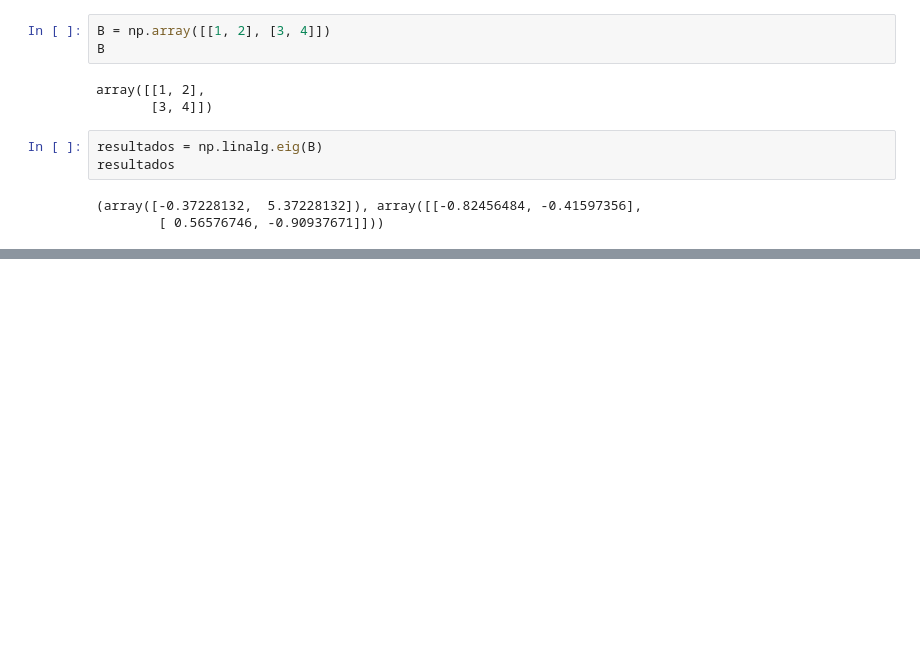
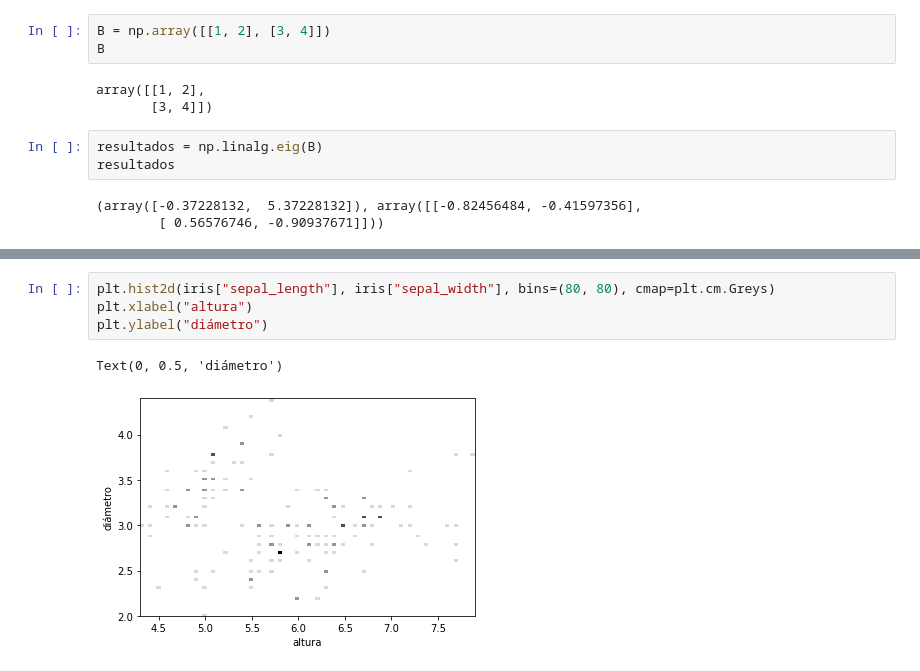
Before and after one commit to darghan/R_models_and_statistics, a Jupyter notebook: clase2_2023_sem1.ipynb, the cells around one changed output, grey strips where cells are left out. Saved outputs shown, nothing was run; the diff lists cells and outputs as text; blank space fills up the shorter version.

```diff
--- a/clase2_2023_sem1.ipynb
+++ b/clase2_2023_sem1.ipynb
@@ -349,0 +419,7 @@ resultados
+# %%
+plt.hist2d(iris["sepal_length"], iris["sepal_width"], bins=(80, 80), cmap=plt.cm.Greys)
+plt.xlabel("altura")
+plt.ylabel("diámetro")
+# %% [output]
+Text(0, 0.5, 'diámetro')
+[figure, added]
```
Also changed, not shown: parts of 25 cells of this notebook.
